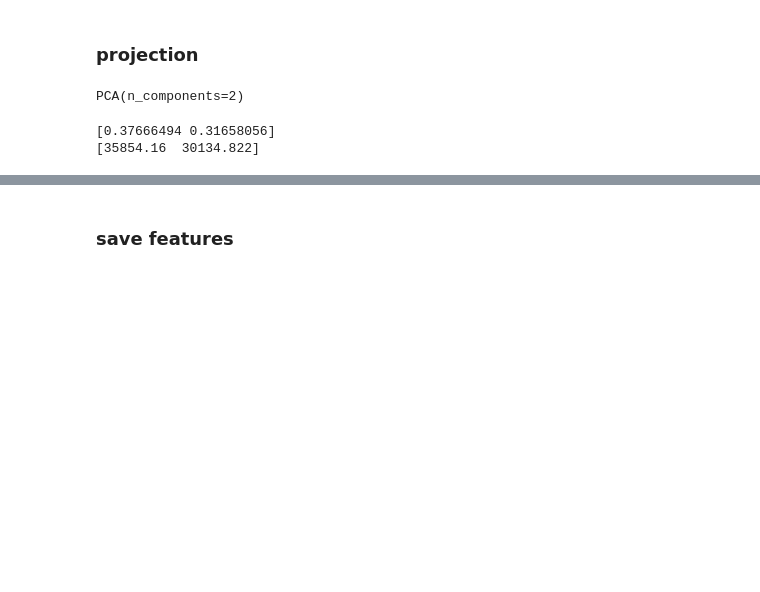
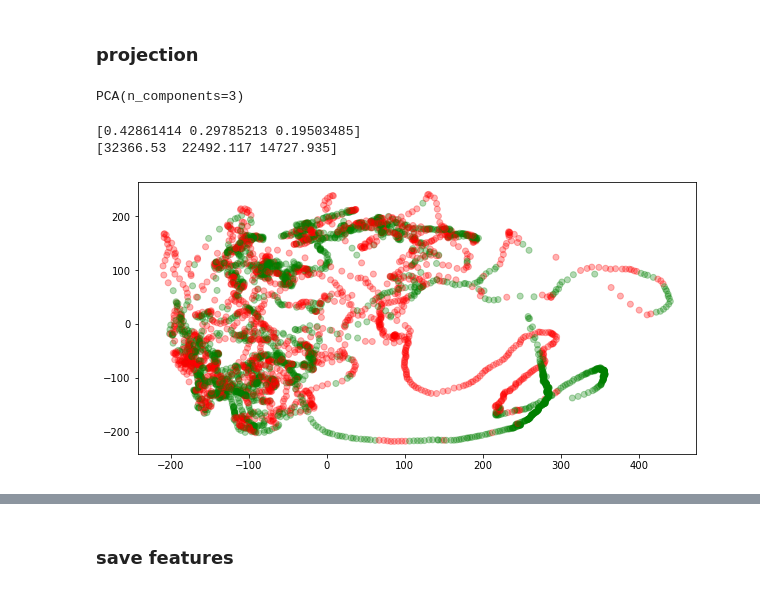
Before and after one commit to yliu399/3d.printing, a Jupyter notebook: network/fully_connected_network_without_timeaxis.ipynb, the cells around one changed output, grey strips where cells are left out. Saved outputs shown, nothing was run; the diff lists cells and outputs as text; code cells hidden in the pictures; blank space fills up the shorter version.

```diff
--- a/network/fully_connected_network_without_timeaxis.ipynb
+++ b/network/fully_connected_network_without_timeaxis.ipynb
@@ -224,15 +233,21 @@ from sklearn.decomposition import PCA
 # %%
-pca = PCA(n_components=2)
+pca = PCA(n_components=3)
 pca.fit(ext_rlt)
 # %% [output]
-PCA(n_components=2)
+PCA(n_components=3)
-# %%
-print(pca.explained_variance_ratio_)
-print(pca.explained_variance_)
-# %% [output]
-[0.37666494 0.31658056]
-[35854.16  30134.822]
+# %%
+print(pca.explained_variance_ratio_)
+print(pca.explained_variance_)
+# %% [output]
+[0.42861414 0.29785213 0.19503485]
+[32366.53  22492.117 14727.935]
 # %%
 valid_ = pca.transform(ext_rlt)
+# %%
+plt.figure(figsize=(10,5))
+plt.scatter(valid_[:, 1], valid_[:, 2],marker='o', alpha=0.3, color=color)
+plt.show()
+# %% [output]
+[figure, added]
 # %%
 plt.figure(figsize=(10,5))
```
Also changed, not shown: parts of 23 cells of this notebook, 9 other files.
